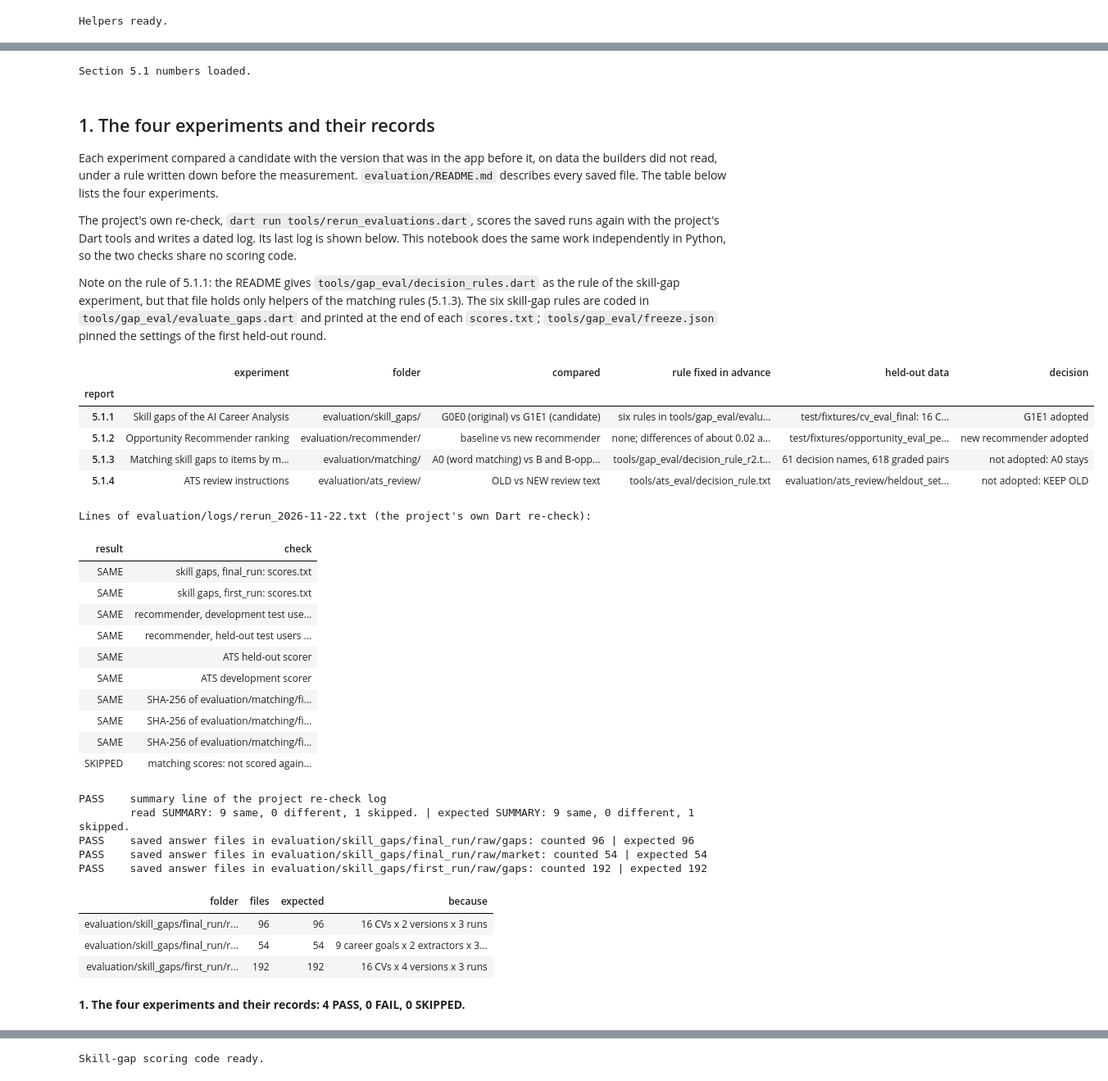
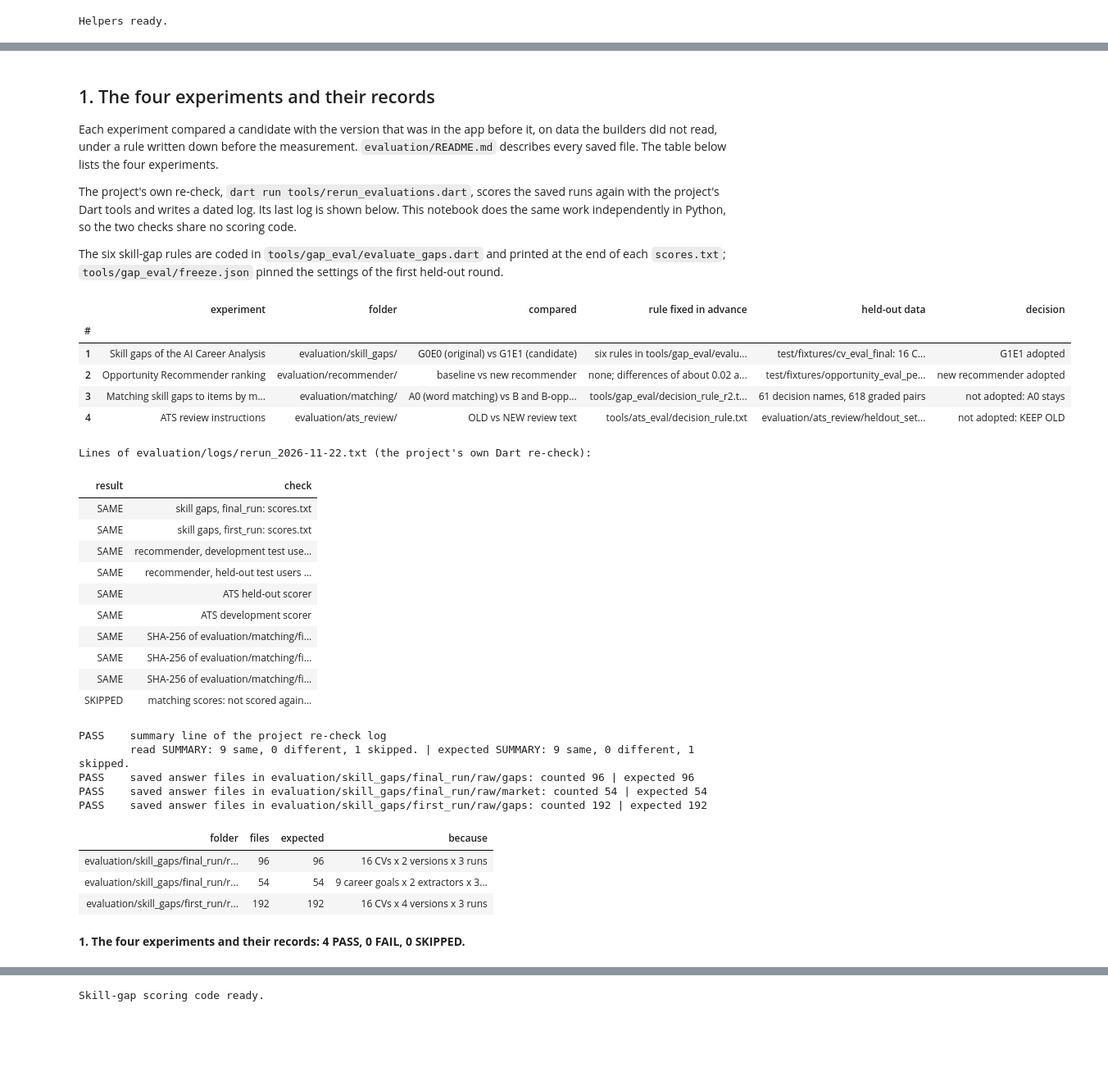
Before and after one commit to joodijana-oss/2026-GP1-18, a Jupyter notebook: evaluation/Masra_Evaluation.ipynb, the cells around one changed output, grey strips where cells are left out. Shown at 82% size. Cells and saved outputs as stored; diff of their text form; code cells hidden in the pictures; blank space fills up the shorter version.

```diff
--- a/evaluation/Masra_Evaluation.ipynb
+++ b/evaluation/Masra_Evaluation.ipynb
@@ -59,7 +63,7 @@ pd.set_option('display.max_rows', 400)
 pd.set_option('display.max_colwidth', 140)
 pd.set_option('display.width', 200)
 
-BLUE = '#2a78d6'    # earlier version or baseline (as in the report's figures)
+BLUE = '#2a78d6'    # earlier version or baseline
 ORANGE = '#eb6834'  # new version or candidate
 GREYS = ['#9a9a9a', '#5f5f5f', '#c4c4c4']   # extra series
 EDGE = dict(edgecolor='#333333', linewidth=0.6)
@@ -82,10 +86,17 @@ def find_root():
     for folder in tried:
         if (folder / 'pubspec.yaml').is_file() and (folder / 'evaluation' / 'README.md').is_file():
             return folder.resolve()
+    if 'google.colab' in sys.modules:
+        # Colab opens only this notebook, so download the repository for this session.
+        target = Path('/content/2026-GP1-18')
+        if not target.exists():
+            subprocess.run(['git', 'clone', '--quiet', '--depth', '1', '--branch', 'evaluation-records',
+                            'https://github.com/joodijana-oss/2026-GP1-18.git', str(target)], check=True)
+        print('The repository was downloaded for this Colab session.')
+        return target.resolve()
     raise RuntimeError('The repository folder was not found. Open this notebook inside the cloned '
-                       'repository (in Colab, %cd into the cloned folder first), or set MASRA_ROOT.')
+                       'repository, or set MASRA_ROOT.')
 
 
 ROOT = find_root()
 os.chdir(ROOT)
-print('Repository folder found. Every path below is relative to it.')
@@ -347,6 +356,6 @@ display(pd.DataFrame({'value': env}))
 # %%
-# The numbers as printed in Section 5.1 of the report. Every comparison with the report reads from here.
-REPORT = {
+# The expected numbers. Every comparison with an expected value reads from here.
+EXPECTED = {
     'gaps_final': {
         'all CVs': {'G0E0': dict(falseGap=0.185, recall=0.990, precision=0.750, f1=0.853, stability=0.581, gapsPerRun=7.0),
                     'G1E1': dict(falseGap=0.005, recall=0.956, precision=0.995, f1=0.975, stability=0.765, gapsPerRun=5.6)},
@@ -376,9 +385,6 @@ REPORT = {
                 rules=('not met', 'met', 'met', 'met', 'met')),
     'tests': dict(passed=575, failed=0, skipped=1, files=28),
 }
-print('Section 5.1 numbers loaded.')
-# %% [output]
-Section 5.1 numbers loaded.
 # %% [markdown]
 ## 1. The four experiments and their records
 
@@ -386,57 +392,57 @@ Each experiment compared a candidate with the version that was in the app before
 
 The project's own re-check, `dart run tools/rerun_evaluations.dart`, scores the saved runs again with the project's Dart tools and writes a dated log. Its last log is shown below. This notebook does the same work independently in Python, so the two checks share no scoring code.
 
-Note on the rule of 5.1.1: the README gives `tools/gap_eval/decision_rules.dart` as the rule of the skill-gap experiment, but that file holds only helpers of the matching rules (5.1.3). The six skill-gap rules are coded in `tools/gap_eval/evaluate_gaps.dart` and printed at the end of each `scores.txt`; `tools/gap_eval/freeze.json` pinned the settings of the first held-out round.
+The six skill-gap rules are coded in `tools/gap_eval/evaluate_gaps.dart` and printed at the end of each `scores.txt`; `tools/gap_eval/freeze.json` pinned the settings of the first held-out round.
 # %%
 SEC = '1. The four experiments and their records'
 overview = pd.DataFrame([
-    {'report': '5.1.1', 'experiment': 'Skill gaps of the AI Career Analysis', 'folder': 'evaluation/skill_gaps/',
+    {'#': 1, 'experiment': 'Skill gaps of the AI Career Analysis', 'folder': 'evaluation/skill_gaps/',
      'compared': 'G0E0 (original) vs G1E1 (candidate)',
      'rule fixed in advance': 'six rules in tools/gap_eval/evaluate_gaps.dart, printed at the end of scores.txt',
      'held-out data': 'test/fixtures/cv_eval_final: 16 CVs, 3 runs each', 'decision': 'G1E1 adopted'},
-    {'report': '5.1.2', 'experiment': 'Opportunity Recommender ranking', 'folder': 'evaluation/recommender/',
+    {'#': 2, 'experiment': 'Opportunity Recommender ranking', 'folder': 'evaluation/recommender/',
      'compared': 'baseline vs new recommender',
      'rule fixed in advance': 'none; differences of about 0.02 are noise',
      'held-out data': 'test/fixtures/opportunity_eval_personas_heldout.json: 8 test users', 'decision': 'new recommender adopted'},
-    {'report': '5.1.3', 'experiment': 'Matching skill gaps to items by meaning', 'folder': 'evaluation/matching/',
+    {'#': 3, 'experiment': 'Matching skill gaps to items by meaning', 'folder': 'evaluation/matching/',
      'compared': 'A0 (word matching) vs B and B-opp (typed links); word control L1g',
      'rule fixed in advance': 'tools/gap_eval/decision_rule_r2.txt, pinned by tools/gap_eval/freeze_r2.json',
      'held-out data': '61 decision names, 618 graded pairs', 'decision': 'not adopted: A0 stays'},
-    {'report': '5.1.4', 'experiment': 'ATS review instructions', 'folder': 'evaluation/ats_review/',
+    {'#': 4, 'experiment': 'ATS review instructions', 'folder': 'evaluation/ats_review/',
      'compared': 'OLD vs NEW review text', 'rule fixed in advance': 'tools/ats_eval/decision_rule.txt',
      'held-out data': 'evaluation/ats_review/heldout_set: 4 CVs, 3 runs per version', 'decision': 'not adopted: KEEP OLD'},
-]).set_index('report')
+]).set_index('#')
 display(overview)
 
 log_path = Path('evaluation/logs/rerun_2026-11-22.txt')
 log_lines = read_text(log_path).splitlines()
 log_rows = [{'result': m.group(1), 'check': m.group(2)}
             for m in (re.match(r'^(SAME|DIFFERENT|SKIPPED)\s+(.*)', l) for l in log_lines) if m]
 print(f'Lines of {rel(log_path)} (the project\'s own Dart re-check):')
 show_table(pd.DataFrame(log_rows))
 summary_line = [l for l in log_lines if l.startswith('SUMMARY:')][-1]
 check_exact(SEC, 'summary line of the project re-check log', summary_line,
             'SUMMARY: 9 same, 0 different, 1 skipped.', rel(log_path), kind='read')
 
 counts = [
     ('evaluation/skill_gaps/final_run/raw/gaps', 96, '16 CVs x 2 versions x 3 runs'),
     ('evaluation/skill_gaps/final_run/raw/market', 54, '9 career goals x 2 extractors x 3 runs'),
     ('evaluation/skill_gaps/first_run/raw/gaps', 192, '16 CVs x 4 versions x 3 runs'),
 ]
 rows = []
 for folder, expected, why in counts:
     n = sum(1 for p in Path(folder).iterdir() if p.is_file() and p.suffix == '.json')
     rows.append({'folder': folder, 'files': n, 'expected': expected, 'because': why})
     check_exact(SEC, f'saved answer files in {folder}', n, expected, why, kind='count')
 show_table(pd.DataFrame(rows))
 section_result(SEC)
 # %% [output]
 |  | experiment | folder | compared | rule fixed in advance | held-out data | decision |
-| report |  |  |  |  |  |  |
-| 5.1.1 | Skill gaps of the AI Career Analysis | evaluation/skill_gaps/ | G0E0 (original) vs G1E1 (candidate) | six rules in tools/gap_eval/evalu... | test/fixtures/cv_eval_final: 16 C... | G1E1 adopted |
-| 5.1.2 | Opportunity Recommender ranking | evaluation/recommender/ | baseline vs new recommender | none; differences of about 0.02 a... | test/fixtures/opportunity_eval_pe... | new recommender adopted |
-| 5.1.3 | Matching skill gaps to items by m... | evaluation/matching/ | A0 (word matching) vs B and B-opp... | tools/gap_eval/decision_rule_r2.t... | 61 decision names, 618 graded pairs | not adopted: A0 stays |
-| 5.1.4 | ATS review instructions | evaluation/ats_review/ | OLD vs NEW review text | tools/ats_eval/decision_rule.txt | evaluation/ats_review/heldout_set... | not adopted: KEEP OLD |
+| # |  |  |  |  |  |  |
+| 1 | Skill gaps of the AI Career Analysis | evaluation/skill_gaps/ | G0E0 (original) vs G1E1 (candidate) | six rules in tools/gap_eval/evalu... | test/fixtures/cv_eval_final: 16 C... | G1E1 adopted |
+| 2 | Opportunity Recommender ranking | evaluation/recommender/ | baseline vs new recommender | none; differences of about 0.02 a... | test/fixtures/opportunity_eval_pe... | new recommender adopted |
+| 3 | Matching skill gaps to items by m... | evaluation/matching/ | A0 (word matching) vs B and B-opp... | tools/gap_eval/decision_rule_r2.t... | 61 decision names, 618 graded pairs | not adopted: A0 stays |
+| 4 | ATS review instructions | evaluation/ats_review/ | OLD vs NEW review text | tools/ats_eval/decision_rule.txt | evaluation/ats_review/heldout_set... | not adopted: KEEP OLD |
 Lines of evaluation/logs/rerun_2026-11-22.txt (the project's own Dart re-check):
 | result | check |
 | SAME | skill gaps, final_run: scores.txt |
```
Also changed, not shown: parts of 33 cells of this notebook, 3 other files.
